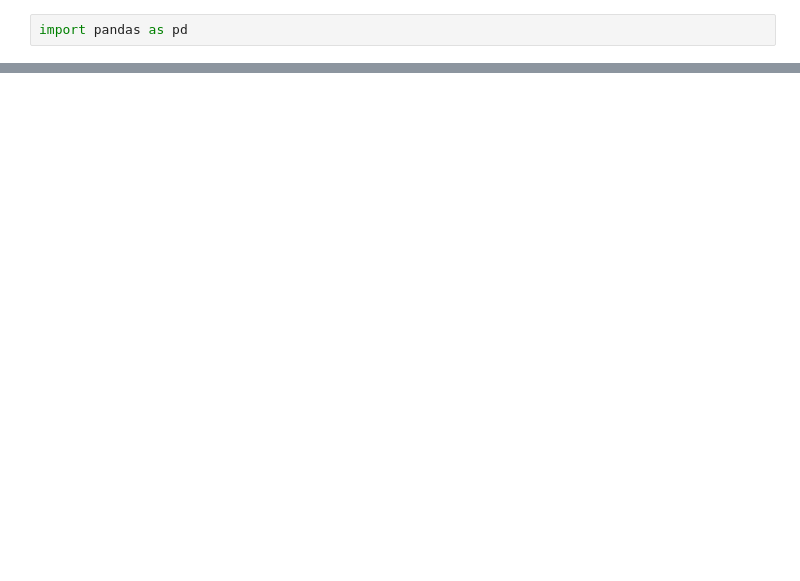
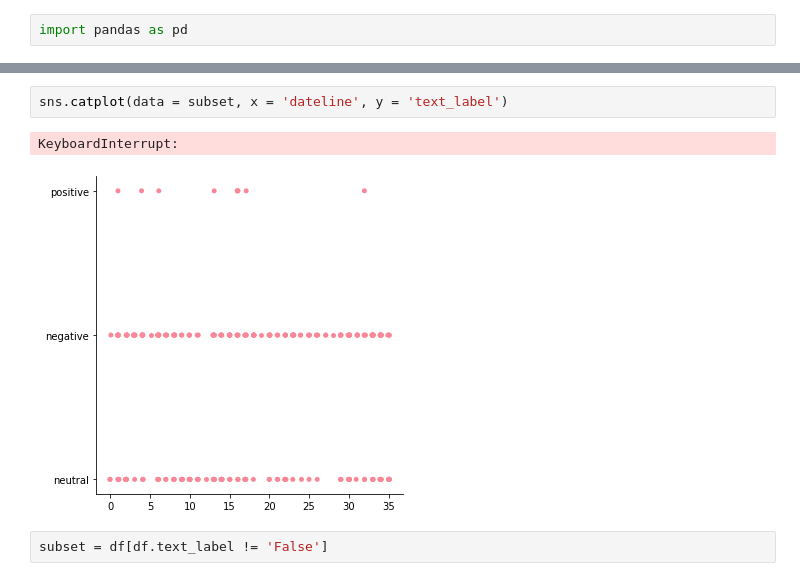
Before and after one commit to Rachuig-Green-Rackley-Shiben/arabic_media_nlp_project, a Jupyter notebook: andrews_work/random_work.ipynb, the cells around one changed output, grey strips where cells are left out. Saved outputs shown, nothing was run; the diff lists cells and outputs as text; blank space fills up the shorter version.

```diff
--- a/andrews_work/random_work.ipynb
+++ b/andrews_work/random_work.ipynb
@@ -317,0 +249,7 @@ Name: source, dtype: int64
+# %%
+sns.catplot(data = subset, x = 'dateline', y = 'text_label')
+# %% [output]
+KeyboardInterrupt:
+[figure, added]
+# %%
+subset = df[df.text_label != 'False']
```
Also changed, not shown: parts of 23 cells of this notebook, 1 other file.
